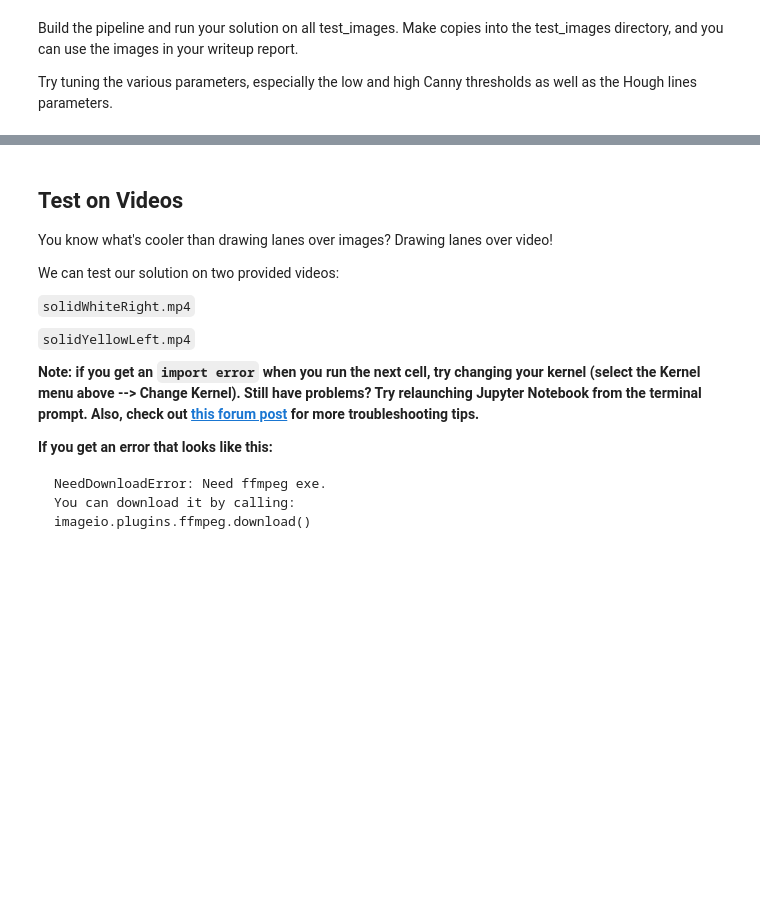
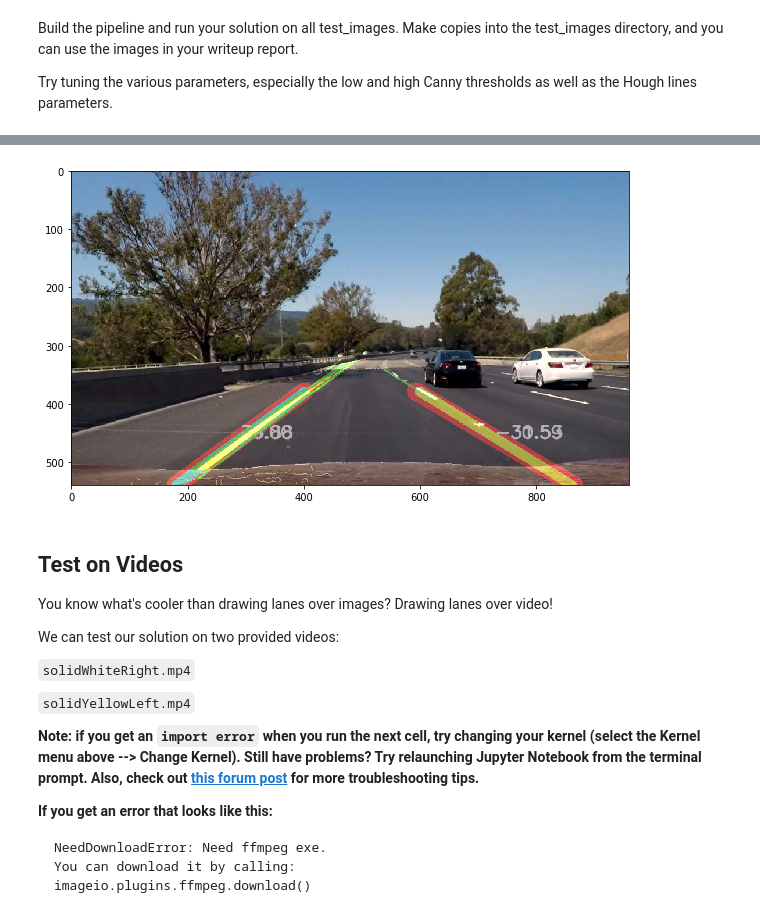
Before and after one commit to lpadukana/CarND-LaneLines-P1, a Jupyter notebook: P1.ipynb, the cells around one changed output, grey strips where cells are left out. Drawn from its saved outputs; the diff is of its cells as text; code cells hidden in the pictures; blank space fills up the shorter version.

```diff
--- a/P1.ipynb
+++ b/P1.ipynb
@@ -499,3 +458,82 @@ find_all_lanes("test_images")
+# %%
+from ipywidgets import interact
+
+
+args1 = {
+    'kernel_size': 5,
+    'canny_low': 10,
+    'canny_high': 100,
+    'hough_rho': 1,
+    'hough_theta': np.pi/180.0,
+    'hough_thresh': 50,
+    'hough_line_min_len': 140,
+    'hough_line_max_gap': 80
+}
+
+args2 = {
+    'kernel_size': 5,
+    'canny_low': 20,
+    'canny_high': 120,
+    'hough_rho': 1,
+    'hough_theta': np.pi/180.0,
+    'hough_thresh': 30,
+    'hough_line_min_len': 120,
+    'hough_line_max_gap': 200
+}
+
+args3 = {
+    'kernel_size': 5,
+    'canny_low': 30,
+    'canny_high': 120,
+    'hough_rho': 1,
+    'hough_theta': np.pi/180.0,
+    'hough_thresh': 30,
+    'hough_line_min_len': 120,
+    'hough_line_max_gap': 200
+}
+
+args4 = {
+    'kernel_size': 7,
+    'canny_low': 50,
+    'canny_high': 150,
+    'hough_rho': 1,
+    'hough_theta': np.pi/180.0,
+    'hough_thresh': 50,
+    'hough_line_min_len': 80,
+    'hough_line_max_gap': 120
+}
+
+args4 = {
+    'kernel_size': 19,
+    'canny_low': 30,
+    'canny_high': 30 * 3,
+    'hough_rho': 1,
+    'hough_theta': np.pi/180.0,
+    'hough_thresh': 35,
+    'hough_line_min_len': 20,
+    'hough_line_max_gap': 60
+}
+
+args = args4
+directory = "test_images/"
+images = os.listdir(directory)
+
+@interact(img=images,kernel_size=(3,19,2), canny_low=(0,200,10), canny_ratio=[2,3],
+          hough_rho=(1,20,1), hough_theta=(1,20,1), hough_thresh=(0,100,1),
+          hough_line_min_len=(0,400,20), hough_line_max_gap=(0,400,20))
+def detect(img, kernel_size=19, canny_low=30, canny_ratio=3,
+           hough_rho=1, hough_theta=1, hough_thresh=35,
+           hough_line_min_len=20, hough_line_max_gap=60):
+    filename = "{}/{}".format(directory, img)
+    image = mpimg.imread(filename)
+    plt.figure(figsize=(10, 10))
+    plt.imshow(find_lanes(image, kernel_size=kernel_size, canny_low=canny_low, canny_high=canny_low*canny_ratio,
+                          hough_rho=hough_rho, hough_theta=hough_theta*np.pi/180., hough_thresh=hough_thresh,
+                          hough_line_min_len=hough_line_min_len, hough_line_max_gap=hough_line_max_gap))
+
+# find_all_lanes("test_images")
+# %% [output]
+[figure, added]
 # %% [markdown]
 ## Test on Videos
 
```
Also changed, not shown: parts of 7 cells of this notebook.
